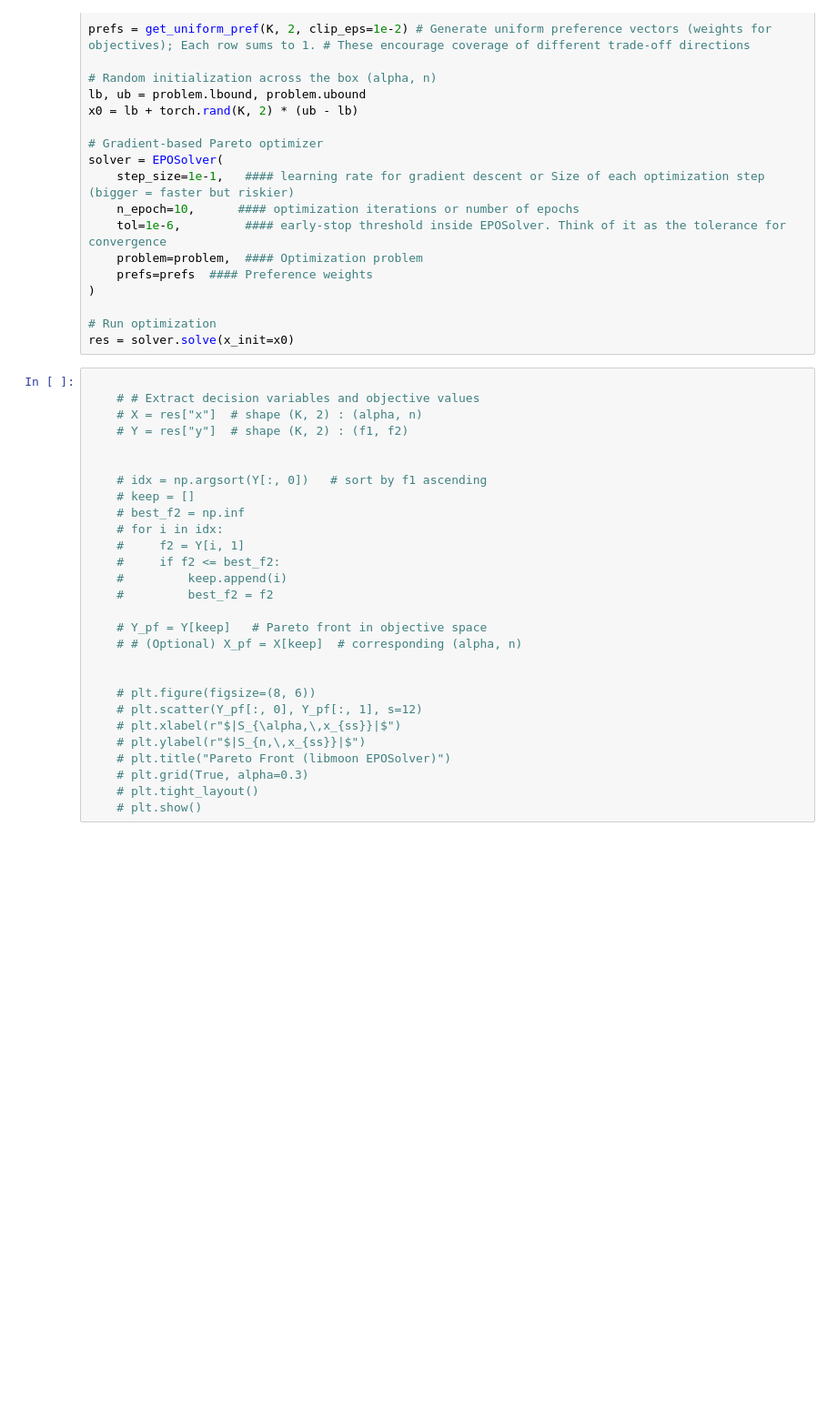
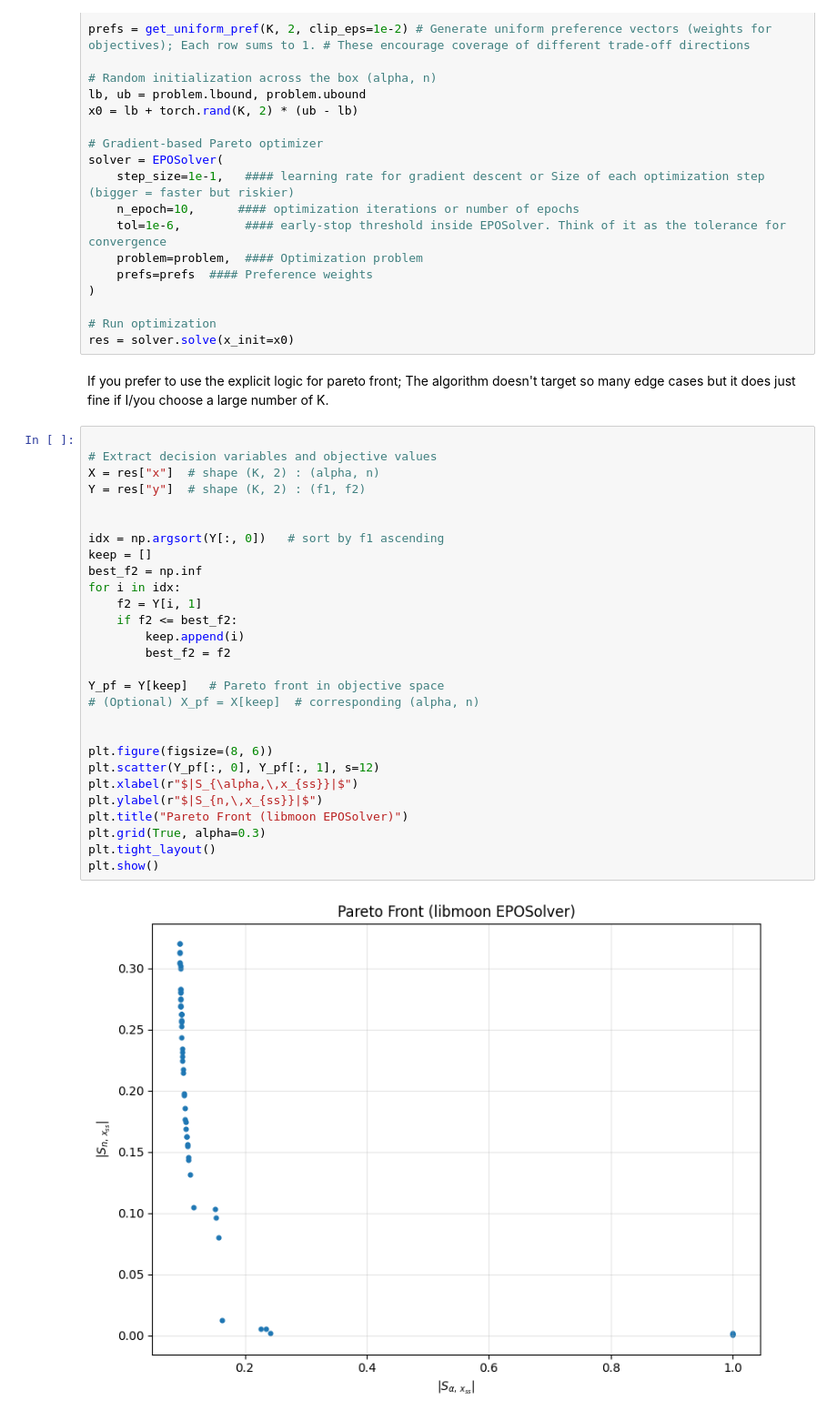
Before and after one commit to DangTranQL/SA, a Jupyter notebook: libmoon_main/Gradient_Descent.ipynb, the cells around one changed output. Shown at 91% size. Cells and saved outputs as stored; diff of their text form; blank space fills up the shorter version.

```diff
--- a/libmoon_main/Gradient_Descent.ipynb
+++ b/libmoon_main/Gradient_Descent.ipynb
@@ -214,31 +240,35 @@ solver = EPOSolver(
 
 # Run optimization
 res = solver.solve(x_init=x0)
+# %% [markdown]
+If you prefer to use the explicit logic for pareto front; The algorithm doesn't target so many edge cases but it does just fine if I/you choose a large number of K.
 # %%
 
-    # # Extract decision variables and objective values
-    # X = res["x"]  # shape (K, 2) : (alpha, n)
-    # Y = res["y"]  # shape (K, 2) : (f1, f2)
+# Extract decision variables and objective values
+X = res["x"]  # shape (K, 2) : (alpha, n)
+Y = res["y"]  # shape (K, 2) : (f1, f2)
 
 
-    # idx = np.argsort(Y[:, 0])   # sort by f1 ascending
-    # keep = []
-    # best_f2 = np.inf
-    # for i in idx:
-    #     f2 = Y[i, 1]
-    #     if f2 <= best_f2:
-    #         keep.append(i)
-    #         best_f2 = f2
+idx = np.argsort(Y[:, 0])   # sort by f1 ascending
+keep = []
+best_f2 = np.inf
+for i in idx:
+    f2 = Y[i, 1]
+    if f2 <= best_f2:
+        keep.append(i)
+        best_f2 = f2
 
-    # Y_pf = Y[keep]   # Pareto front in objective space
-    # # (Optional) X_pf = X[keep]  # corresponding (alpha, n)
+Y_pf = Y[keep]   # Pareto front in objective space
+# (Optional) X_pf = X[keep]  # corresponding (alpha, n)
 
 
-    # plt.figure(figsize=(8, 6))
-    # plt.scatter(Y_pf[:, 0], Y_pf[:, 1], s=12)
-    # plt.xlabel(r"$|S_{\alpha,\,x_{ss}}|$")
-    # plt.ylabel(r"$|S_{n,\,x_{ss}}|$")
-    # plt.title("Pareto Front (libmoon EPOSolver)")
-    # plt.grid(True, alpha=0.3)
-    # plt.tight_layout()
-    # plt.show()
+plt.figure(figsize=(8, 6))
+plt.scatter(Y_pf[:, 0], Y_pf[:, 1], s=12)
+plt.xlabel(r"$|S_{\alpha,\,x_{ss}}|$")
+plt.ylabel(r"$|S_{n,\,x_{ss}}|$")
+plt.title("Pareto Front (libmoon EPOSolver)")
+plt.grid(True, alpha=0.3)
+plt.tight_layout()
+plt.show()
+# %% [output]
+[figure, added]
```
Also changed, not shown: parts of 9 cells of this notebook.
